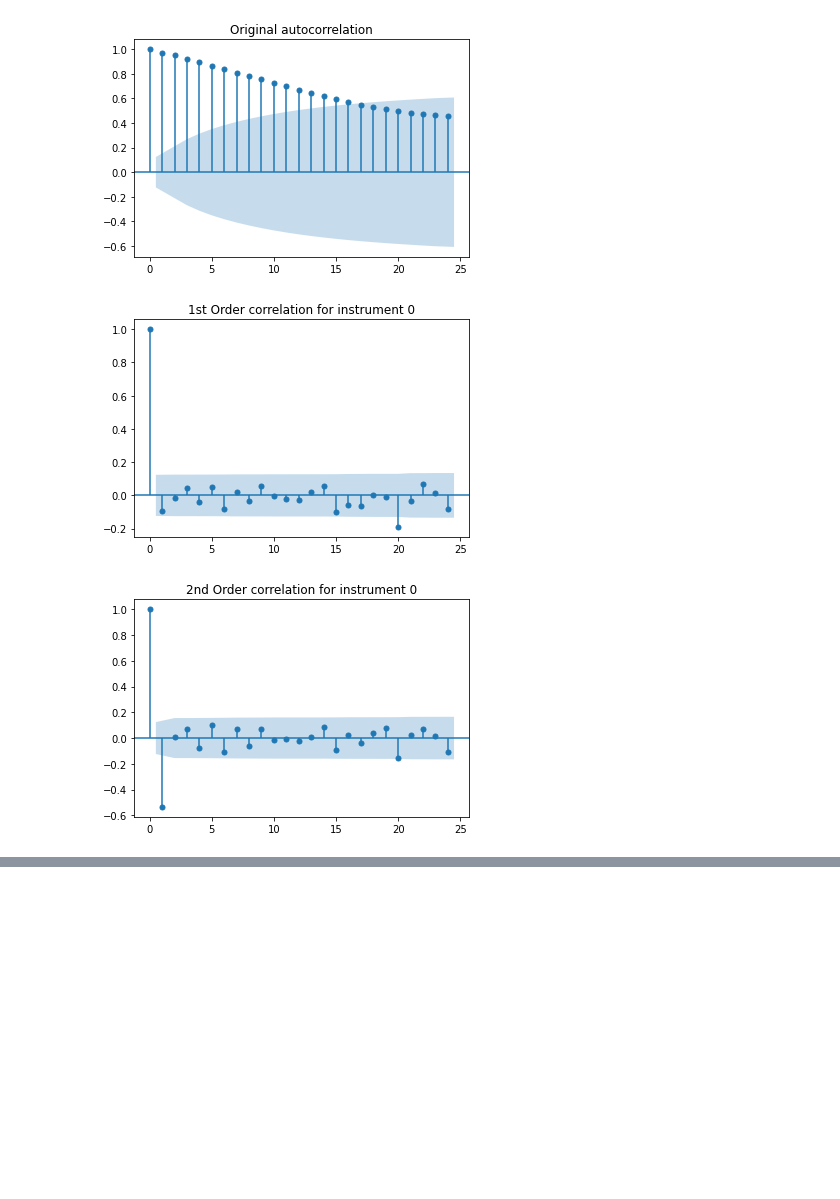
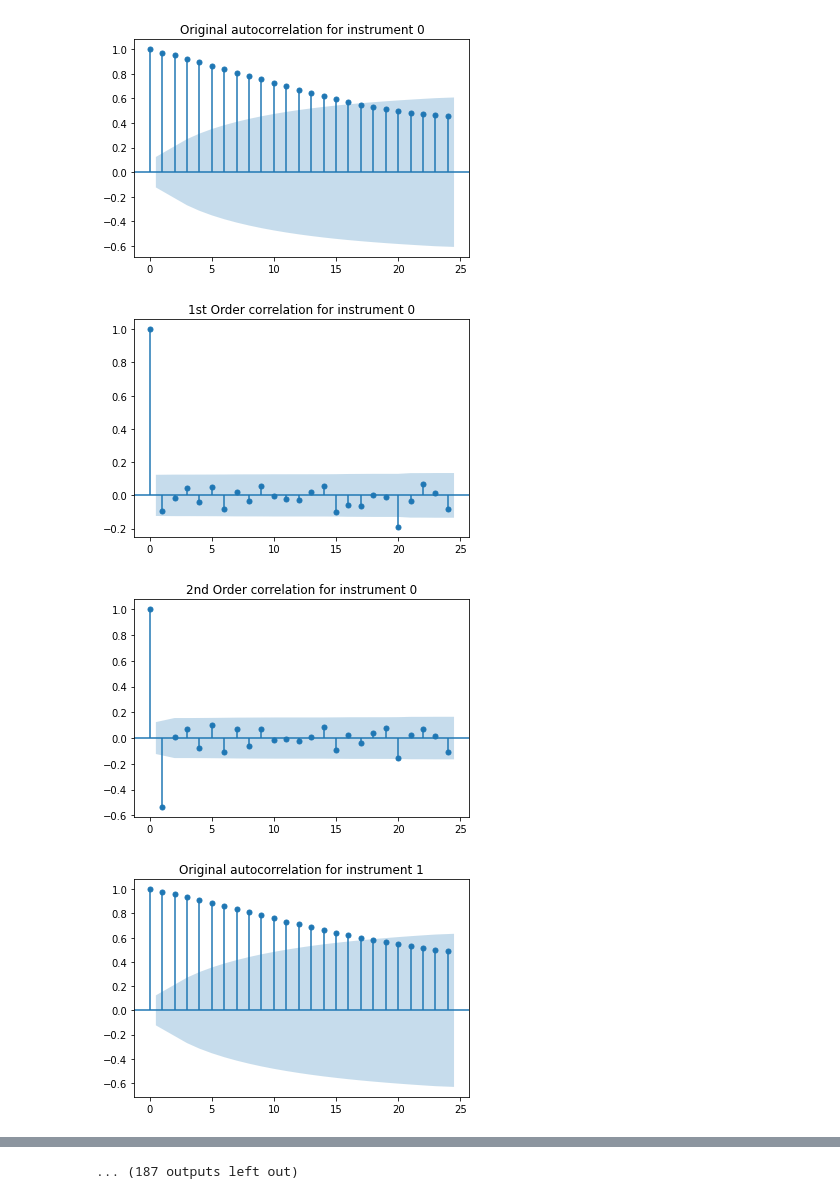
Before and after one commit to wgan5014/unsw-algothon2022, a Jupyter notebook: visual.ipynb, the cells around one changed output, grey strips where cells are left out. Cells and saved outputs as stored; diff of their text form; code cells hidden in the pictures; blank space fills up the shorter version.

Commit message:
Shows autocorrelation for all instruments

```diff
--- a/visual.ipynb
+++ b/visual.ipynb
@@ -16,14 +16,15 @@ for pos in all_instruments:
     plt.show()
 # %%
 for inst in arr:
-    plot_acf(df[inst], title = f"Original autocorrelation")
+    plot_acf(df[inst], title = f"Original autocorrelation for instrument {inst}")
     diff1 = df[inst].diff()
     diff1.iloc[0] = 0
     plot_acf(diff1, title=f"1st Order correlation for instrument {inst}")
     diff2 = diff1.diff()
     diff2.iloc[0] = 0
     plot_acf(diff2, title=f"2nd Order correlation for instrument {inst}")
 # %% [output]
-[figure, old version]
+[figure, new version]
 [figure]
 [figure]
+[figure, added]
@@ -29,0 +39 @@ for inst in arr:
+... (187 outputs left out)
```
Also changed, not shown: parts of 1 cell of this notebook.
